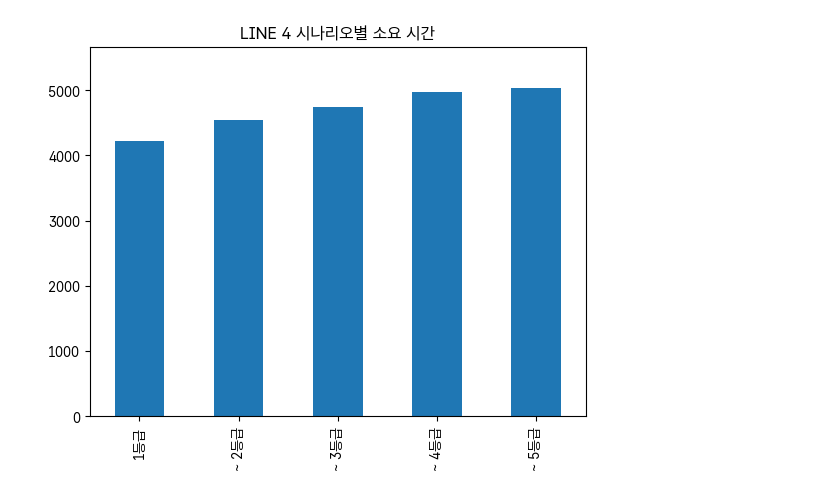
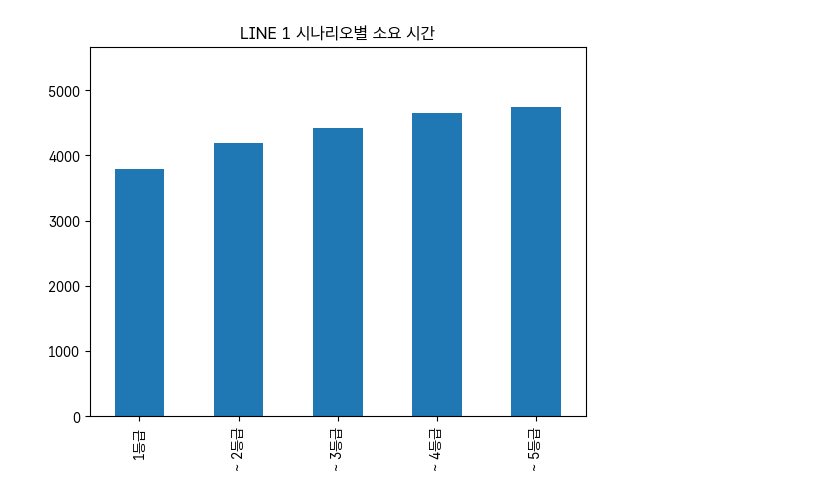
Before and after one commit to TriFullKim/DataAnalysis-ExpressStationSelectionBusan, a Jupyter notebook: visualizationSession/05-Senario.ipynb, the cells around one changed output. Saved outputs shown, nothing was run; the diff lists cells and outputs as text; code cells hidden in the pictures.

Commit message:
✏️ plot is overlapped. then seperate them

```diff
--- a/visualizationSession/05-Senario.ipynb
+++ b/visualizationSession/05-Senario.ipynb
@@ -22,17 +44,20 @@ SENARIO = pd.read_json("../database/SENARIO.json")
 # %%
 MAX_TIME = 5040 * 1.125
-for line in [1, 2, 3, 4]:
+def get_fig(line):
     df_line = SENARIO[SENARIO["LINE"] == line].copy(deep=True)
     df_line.index = (
         df_line["GRADE"]
         .apply(lambda _X: "~ " + str(_X) + "등급" if not _X == 1 else "1등급")
         .to_numpy()
     )
+
     ax = df_line["TIME"].plot.bar()
     fig = ax.get_figure()
 
     ax.set_title(f"LINE {line} 시나리오별 소요 시간")
     ax.set_ylim(0, MAX_TIME)
     fig.savefig(f"line{line}_senario_diff.svg", format="svg")
+
+get_fig(1)
 # %% [output]
-[figure, old version]
+[figure, new version]
```
Also changed, not shown: parts of 5 cells of this notebook, 4 other files.
